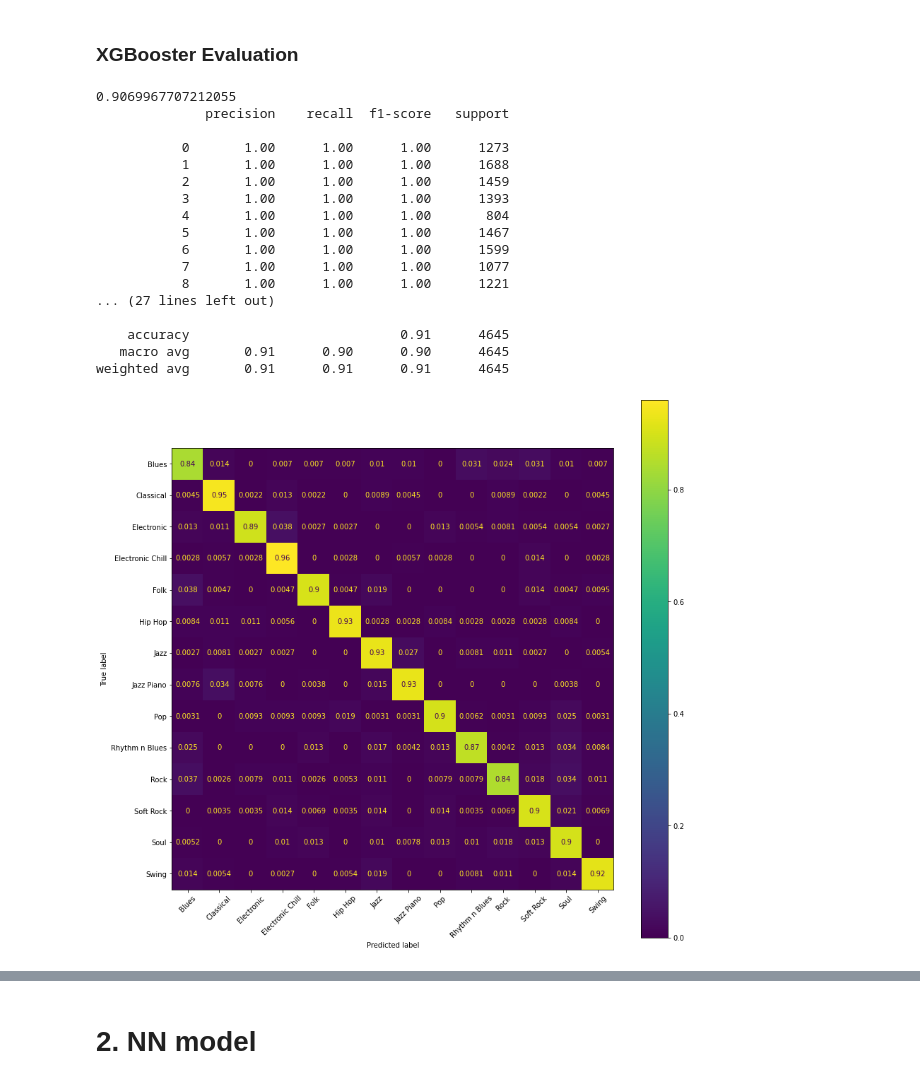
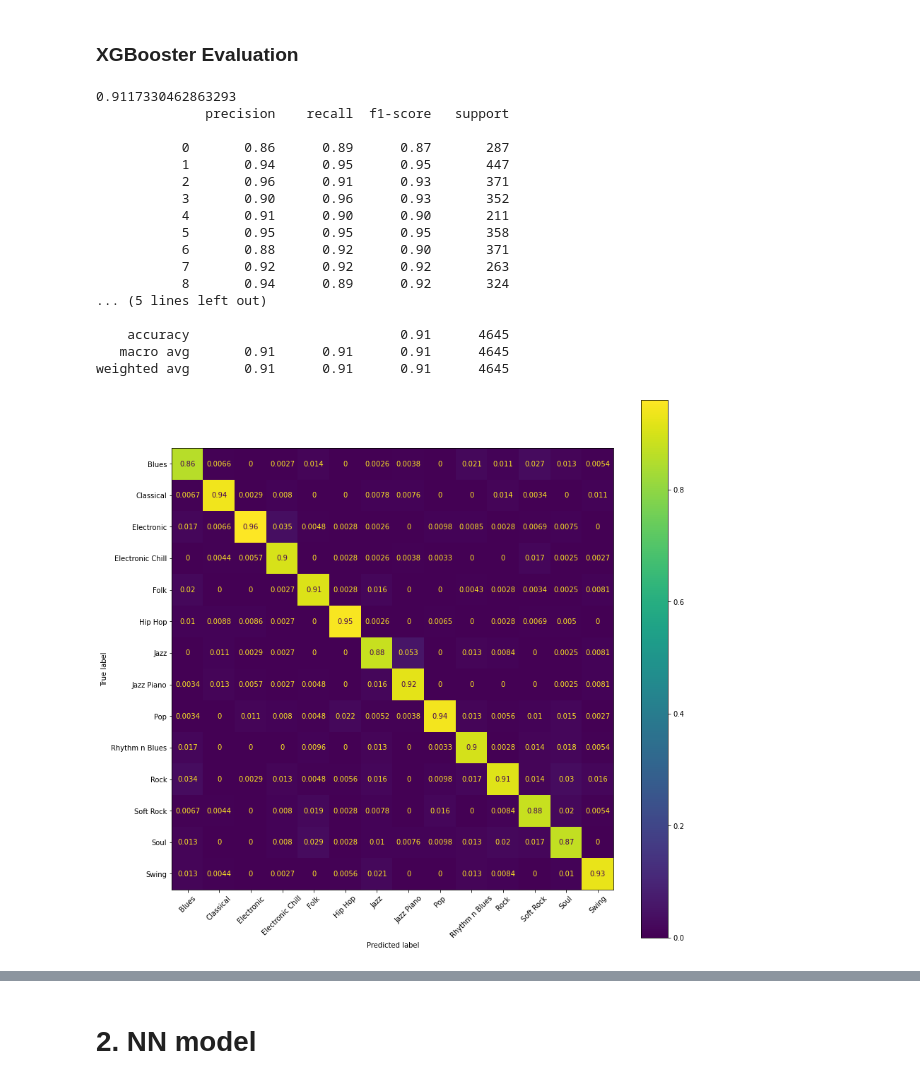
Before and after one commit to schahmatist/Get-Your-Music-Style-Classifier---With-Neural-Networks, a Jupyter notebook: notebooks/overview/Project Technical Overview.ipynb, the cells around one changed output, grey strips where cells are left out. Cells and saved outputs as stored; diff of their text form; code cells hidden in the pictures.

```diff
--- a/notebooks/overview/Project Technical Overview.ipynb
+++ b/notebooks/overview/Project Technical Overview.ipynb
@@ -408,6 +410,6 @@ from xgboost import plot_importance
 # %% [markdown]
 ### Loading and splitting Data
 # %%
-df=pd.read_csv('../features/features.csv')
+df=pd.read_csv('../../features/features_new_14genres_5sec.csv')
 df.shape
 # %% [output]
@@ -447,41 +448,39 @@ gs_pipe = GridSearchCV(estimator=XGB_pipeline, param_grid=pipe_grid,  cv=2, scor
 # gs_pipe.fit(X_train, y_train_num)
 # %%
-#with open('../models/XGB_gs_pipe_new.joblib', 'rb') as f:
-#    gs_pipe = joblib.load(f)
+modelXGB = XGBClassifier()
+modelXGB.load_model("../../models/XGB_model.json")
 # %%
-# y_pred_train=gs_pipe.predict(X_train)
-# y_pred_test=gs_pipe.predict(X_test)
+y_pred_train=modelXGB.predict(X_train)
+y_pred_test=modelXGB.predict(X_test)
 # %% [markdown]
 ### XGBooster Evaluation
 # %%
-print(gs_pipe.score(X_test, y_test_num ))
-print(classification_report(y_train_num, y_pred_train))
-print('------------')
+print(modelXGB.score(X_test, y_test_num ))
 print(classification_report(y_test_num, y_pred_test))
 # %% [output]
-0.9069967707212055
+0.9117330462863293
               precision    recall  f1-score   support
 
-           0       1.00      1.00      1.00      1273
-           1       1.00      1.00      1.00      1688
-           2       1.00      1.00      1.00      1459
-           3       1.00      1.00      1.00      1393
-           4       1.00      1.00      1.00       804
-           5       1.00      1.00      1.00      1467
-           6       1.00      1.00      1.00      1599
-           7       1.00      1.00      1.00      1077
-           8       1.00      1.00      1.00      1221
-... (27 lines left out)
+           0       0.86      0.89      0.87       287
+           1       0.94      0.95      0.95       447
+           2       0.96      0.91      0.93       371
+           3       0.90      0.96      0.93       352
+           4       0.91      0.90      0.90       211
+           5       0.95      0.95      0.95       358
+           6       0.88      0.92      0.90       371
+           7       0.92      0.92      0.92       263
+           8       0.94      0.89      0.92       324
+... (5 lines left out)
 
     accuracy                           0.91      4645
-   macro avg       0.91      0.90      0.90      4645
+   macro avg       0.91      0.91      0.91      4645
 weighted avg       0.91      0.91      0.91      4645
 # %%
 fig, ax = plt.subplots(figsize=(14,14))
 ConfusionMatrixDisplay.from_predictions(y_test_num, y_pred_test,
-                                        display_labels=encoder.inverse_transform(gs_pipe.classes_),
-                                        ax=ax, normalize='true');
+                                        display_labels=encoder.classes_,
+                                        ax=ax, normalize='pred');
 plt.xticks(rotation=45);
 # %% [output]
-[figure, old version]
+[figure, new version]
 # %%
```
Also changed, not shown: parts of 36 cells of this notebook, 19 other files.
